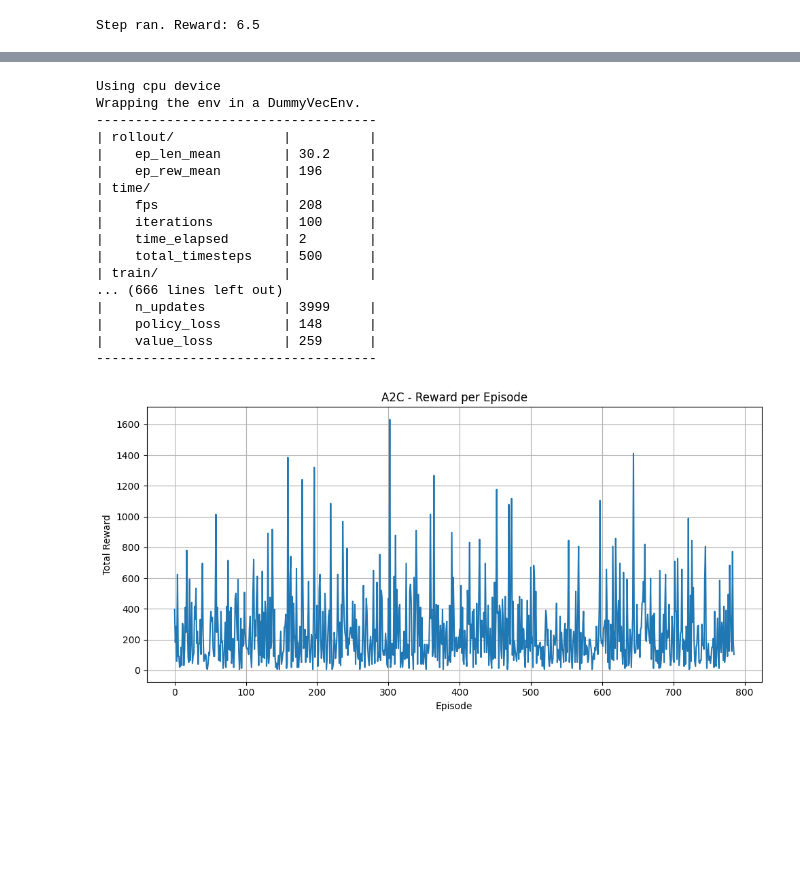
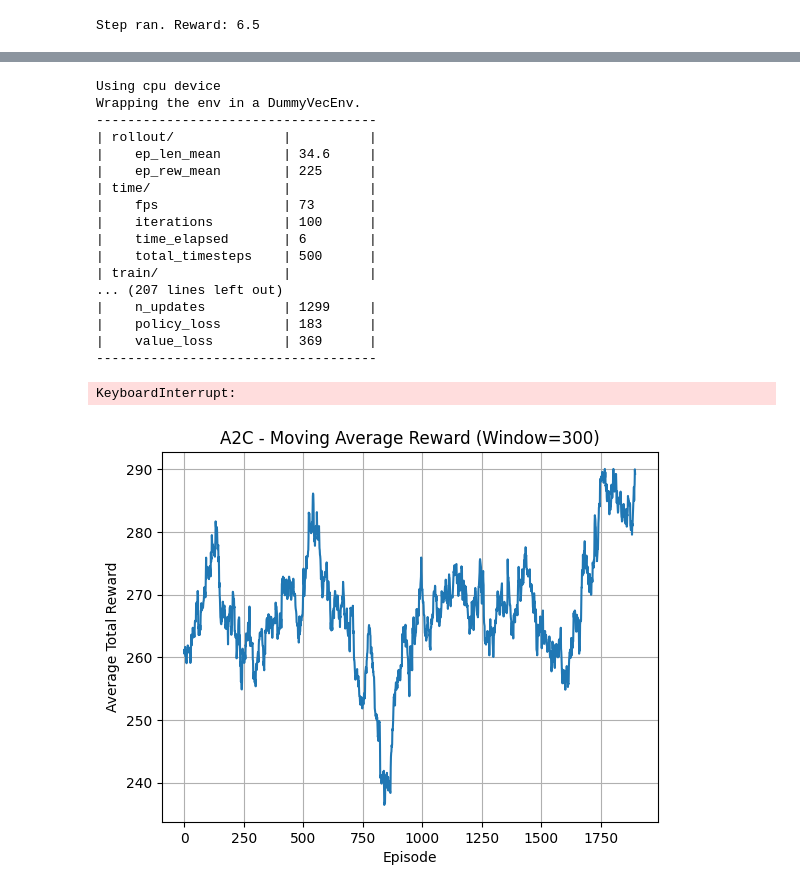
Before and after one commit to Assylnur/SUBER, a Jupyter notebook: notebooks/train_and_plot_citations.ipynb, the cells around one changed output, grey strips where cells are left out. Saved outputs shown, nothing was run; the diff lists cells and outputs as text; code cells hidden in the pictures; blank space fills up the shorter version.

```diff
--- a/notebooks/train_and_plot_citations.ipynb
+++ b/notebooks/train_and_plot_citations.ipynb
@@ -54,7 +167,7 @@ Step ran. Reward: 6.5
 # %%
 # Train
-model = A2C("MultiInputPolicy", env, verbose=2, device='cpu')
-model.learn(total_timesteps=20000)
+model = A2C("MultiInputPolicy", env, verbose=1, device='cpu')
+model.learn(total_timesteps=10000)
 # model.save("models/a2c_citation_recommender")
 
 # Plot rewards
@@ -72,17 +185,30 @@ Using cpu device
 Wrapping the env in a DummyVecEnv.
 ------------------------------------
 | rollout/              |          |
-|    ep_len_mean        | 30.2     |
-|    ep_rew_mean        | 196      |
+|    ep_len_mean        | 34.6     |
+|    ep_rew_mean        | 225      |
 | time/                 |          |
-|    fps                | 208      |
+|    fps                | 73       |
 |    iterations         | 100      |
-|    time_elapsed       | 2        |
+|    time_elapsed       | 6        |
 |    total_timesteps    | 500      |
 | train/                |          |
-... (666 lines left out)
-|    n_updates          | 3999     |
-|    policy_loss        | 148      |
-|    value_loss         | 259      |
+... (207 lines left out)
+|    n_updates          | 1299     |
+|    policy_loss        | 183      |
+|    value_loss         | 369      |
 ------------------------------------
-[figure, removed]
+KeyboardInterrupt:
+# %%
+window_size = 300
+moving_avg = np.convolve(rewards, np.ones(window_size)/window_size, mode='valid')
+
+# Plot
+plt.plot(moving_avg)
+plt.title(f"A2C - Moving Average Reward (Window={window_size})")
+plt.xlabel("Episode")
+plt.ylabel("Average Total Reward")
+plt.grid(True)
+plt.show()
+# %% [output]
+[figure, added]
```
Also changed, not shown: parts of 7 cells of this notebook, 6 other files.
